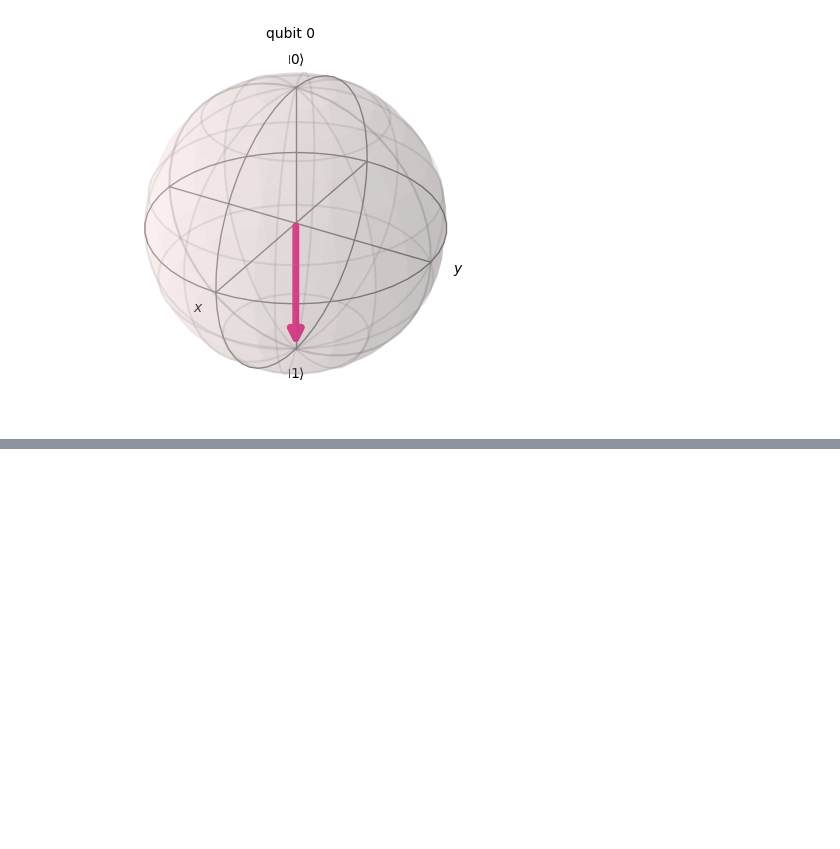
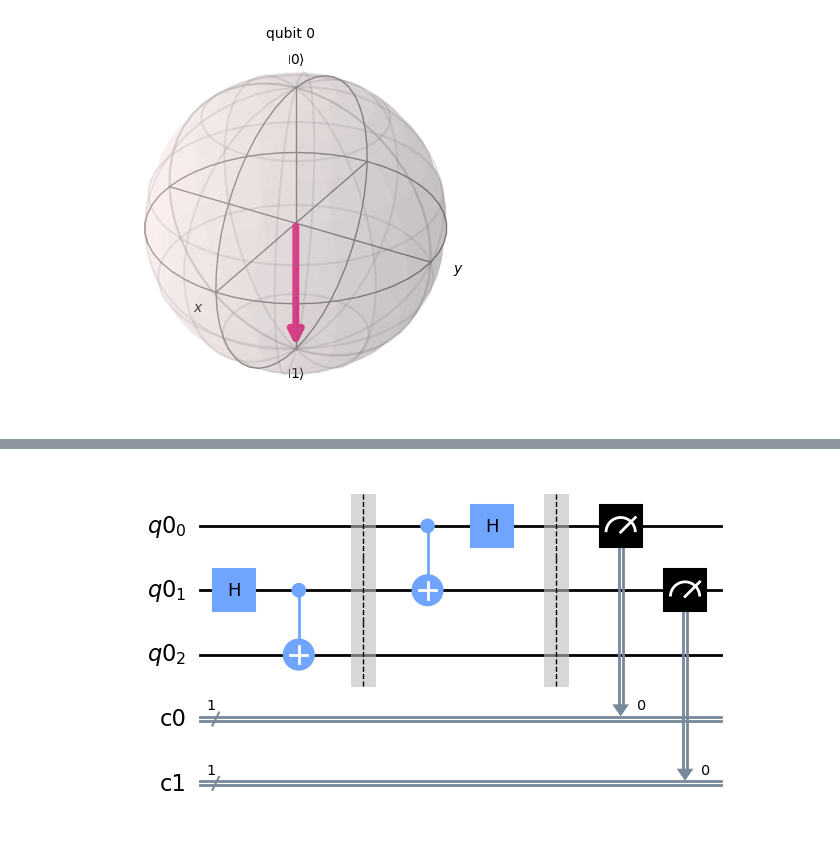
Before and after one commit to Kcops11/SeniorDesignQuantum17, a Jupyter notebook: jupyter/quantum.ipynb, the cells around one changed output, grey strips where cells are left out. Saved outputs shown, nothing was run; the diff lists cells and outputs as text; code cells hidden in the pictures; blank space fills up the shorter version.

```diff
--- a/jupyter/quantum.ipynb
+++ b/jupyter/quantum.ipynb
@@ -43,0 +93,11 @@ pbm(state)
+# %%
+def measure_classical_send(qc, a, b):
+
+    qc.barrier()
+    qc.measure(a,0)
+    qc.measure(b,1)
+
+measure_classical_send(teleportation_circuit, 0 ,1)
+teleportation_circuit.draw(output='mpl')
+# %% [output]
+[figure, added]
```
Also changed, not shown: parts of 14 cells of this notebook, 1 other file.
